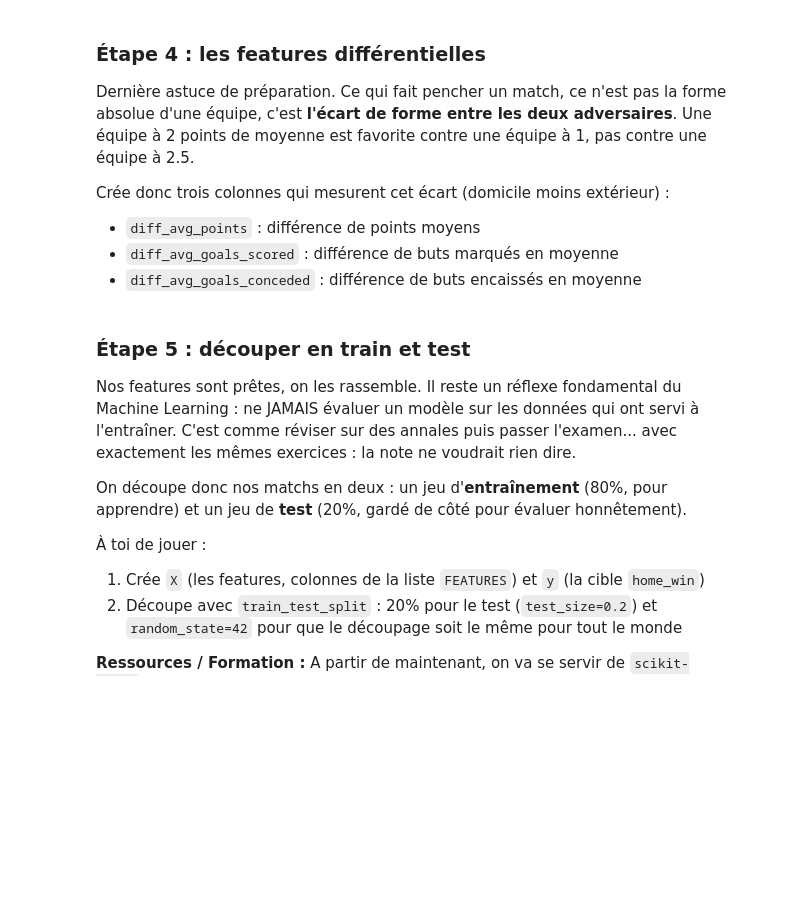
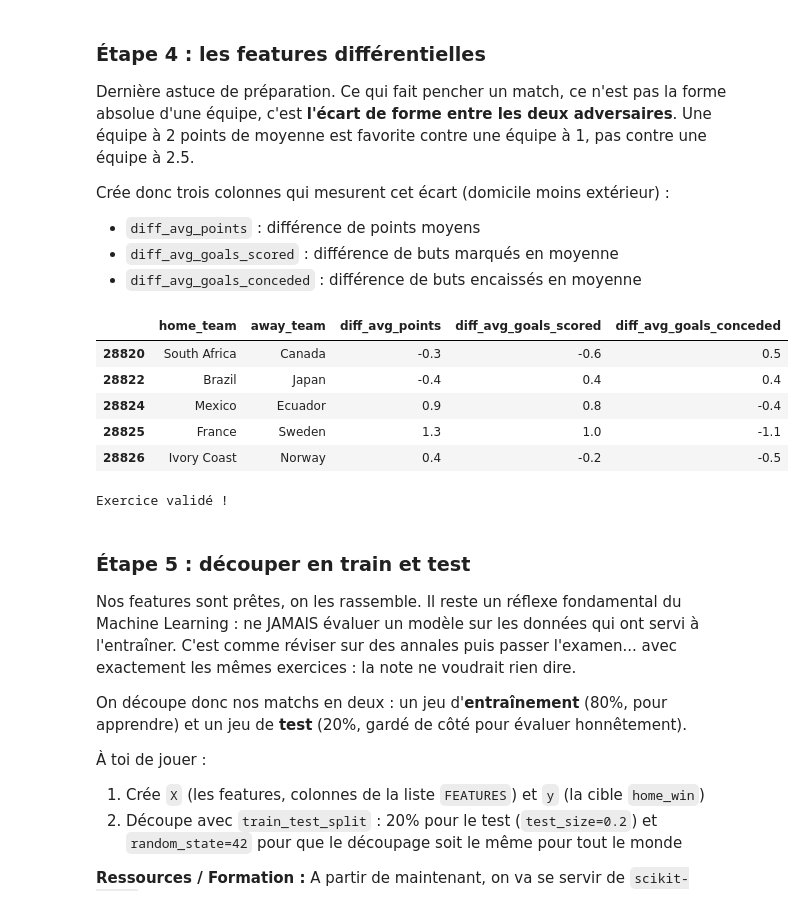
Before and after one commit to d4rcel/Cahier-Vacances-2026, a Jupyter notebook: Projet_02/projet_02.ipynb, the cells around one changed output. Saved outputs shown, nothing was run; the diff lists cells and outputs as text; code cells hidden in the pictures; blank space fills up the shorter version.

```diff
--- a/Projet_02/projet_02.ipynb
+++ b/Projet_02/projet_02.ipynb
@@ -321,7 +342,11 @@ Que veut-on prédire exactement ? Le vainqueur du match. Dans une phase finale d
 > Indice : une comparaison comme `(data["home_score"] > data["away_score"])` donne des True/False, et `.astype(int)` les transforme en 1/0.
 # %%
 ### START CODE HERE ###
+data = df[df["home_score"] != df["away_score"]].copy()
 
+data["home_win"] = 1
+
+data.loc[data["home_score"] < data["away_score"], "home_win"] = 0
 ### END CODE HERE ###
 
 print(f"{len(data)} matchs avec un vainqueur")
@@ -344,7 +376,9 @@ On va créer deux nouvelles colonnes encodées :
 > Indice : `.astype(int)` transforme des True/False en 1/0, et une comparaison comme `data["tournament"] == "Friendly"` donne justement des True/False.
 # %%
 ### START CODE HERE ###
+data["is_neutral"] = data["neutral"].astype(int)
 
+data["is_friendly"] = (data["tournament"] == "Friendly").astype(int)
 ### END CODE HERE ###
 
 display(data[["tournament", "neutral", "is_neutral", "is_friendly"]].head())
@@ -365,16 +407,31 @@ Crée donc trois colonnes qui mesurent cet écart (domicile moins extérieur) :
 - `diff_avg_goals_conceded` : différence de buts encaissés en moyenne
 # %%
 ### START CODE HERE ###
+data.head()
+data["diff_avg_points"] = data["home_avg_points"] - data["away_avg_points"]
 
+data["diff_avg_goals_scored"] = data["home_avg_goals_scored"] - data["away_avg_goals_scored"]
+
+data["diff_avg_goals_conceded"] = data["home_avg_goals_conceded"] - data["away_avg_goals_conceded"]
 ### END CODE HERE ###
 
-display(data[["home_team", "away_team", "diff_avg_points", "diff_avg_goals_scored"]].tail())
+data.tail()
+
+display(data[["home_team", "away_team", "diff_avg_points", "diff_avg_goals_scored", "diff_avg_goals_conceded"]].tail())
 
 assert data["diff_avg_points"].between(-3, 3).all(), "diff_avg_points doit rester entre -3 et 3"
 example = data.iloc[0]
 assert abs(example["diff_avg_points"] - (example["home_avg_points"] - example["away_avg_points"])) < 1e-9, \
     "diff_avg_points doit valoir home_avg_points - away_avg_points"
 print("Exercice validé !")
+# %% [output]
+|  | home_team | away_team | diff_avg_points | diff_avg_goals_scored | diff_avg_goals_conceded |
+| 28820 | South Africa | Canada | -0.3 | -0.6 | 0.5 |
+| 28822 | Brazil | Japan | -0.4 | 0.4 | 0.4 |
+| 28824 | Mexico | Ecuador | 0.9 | 0.8 | -0.4 |
+| 28825 | France | Sweden | 1.3 | 1.0 | -1.1 |
+| 28826 | Ivory Coast | Norway | 0.4 | -0.2 | -0.5 |
+Exercice validé !
 # %% [markdown]
 ### Étape 5 : découper en train et test
 
```
Also changed, not shown: parts of 14 cells of this notebook, 1 other file.
